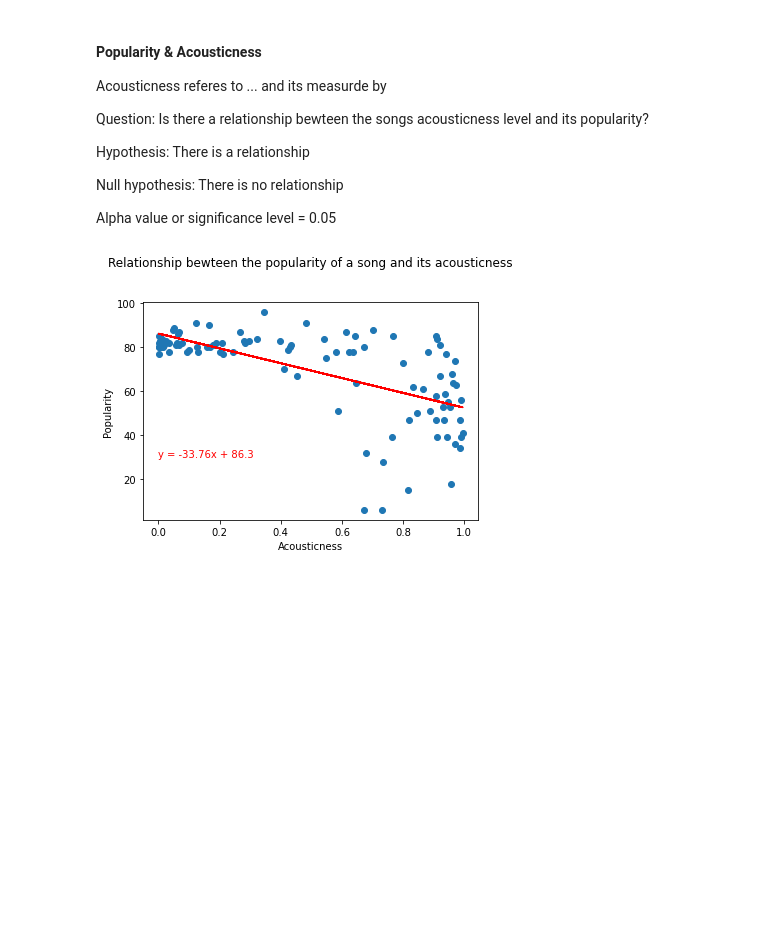
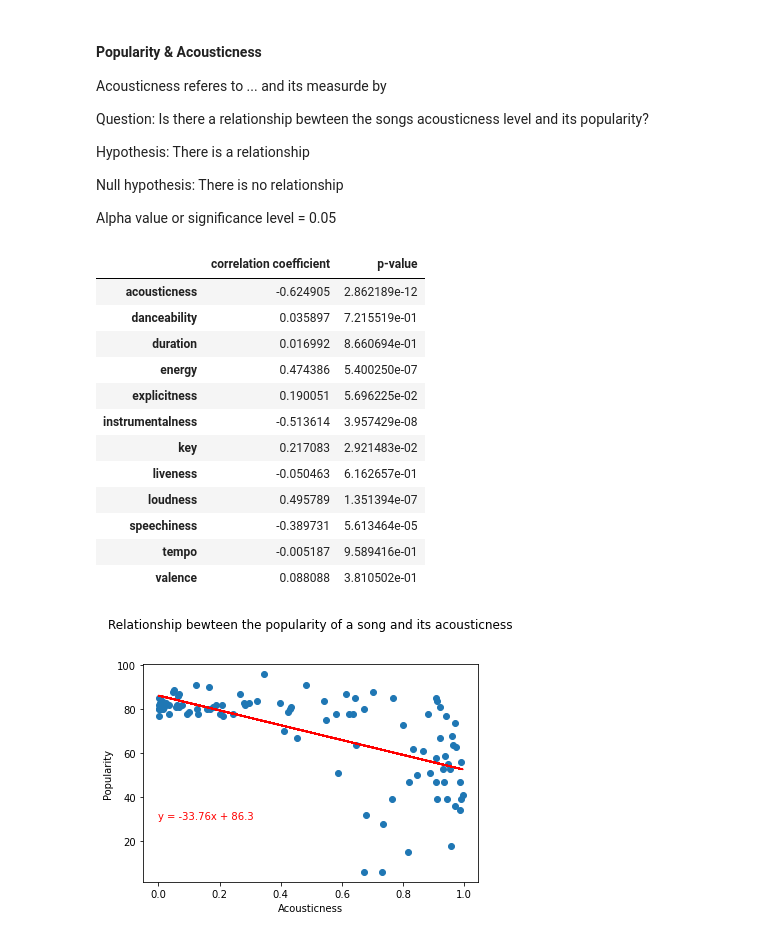
Before and after one commit to shchee5/TurnUptheData, a Jupyter notebook: Resources/MostPopularAnalysis.ipynb, the cells around one changed output. Saved outputs shown, nothing was run; the diff lists cells and outputs as text; code cells hidden in the pictures; blank space fills up the shorter version.

```diff
--- a/Resources/MostPopularAnalysis.ipynb
+++ b/Resources/MostPopularAnalysis.ipynb
@@ -504,4 +504,36 @@ Hypothesis: There is a relationship
 Null hypothesis: There is no relationship
 
 Alpha value or significance level = 0.05
+# %%
+p_values = pd.DataFrame({
+    'acousticness':aco_pearson,
+    'danceability':dan_pearson,
+    'duration':dur_pearson,
+    'energy':ene_pearson,
+    'explicitness':exp_pearson,
+    'instrumentalness ':ins_pearson,
+    'key':key_pearson,
+    'liveness':liv_pearson,
+    'loudness':lou_pearson,
+    'speechiness':spe_pearson,
+    'tempo': tem_pearson,
+    'valence': val_pearson
+})
+# %%
+p_value_summary = p_values.transpose().rename(columns={0:'correlation coefficient',1:'p-value'})
+p_value_summary
+# %% [output]
+|  | correlation coefficient | p-value |
+| acousticness | -0.624905 | 2.862189e-12 |
+| danceability | 0.035897 | 7.215519e-01 |
+| duration | 0.016992 | 8.660694e-01 |
+| energy | 0.474386 | 5.400250e-07 |
+| explicitness | 0.190051 | 5.696225e-02 |
+| instrumentalness | -0.513614 | 3.957429e-08 |
+| key | 0.217083 | 2.921483e-02 |
+| liveness | -0.050463 | 6.162657e-01 |
+| loudness | 0.495789 | 1.351394e-07 |
+| speechiness | -0.389731 | 5.613464e-05 |
+| tempo | -0.005187 | 9.589416e-01 |
+| valence | 0.088088 | 3.810502e-01 |
 # %%
```
Also changed, not shown: parts of 11 cells of this notebook, 7 other files.
